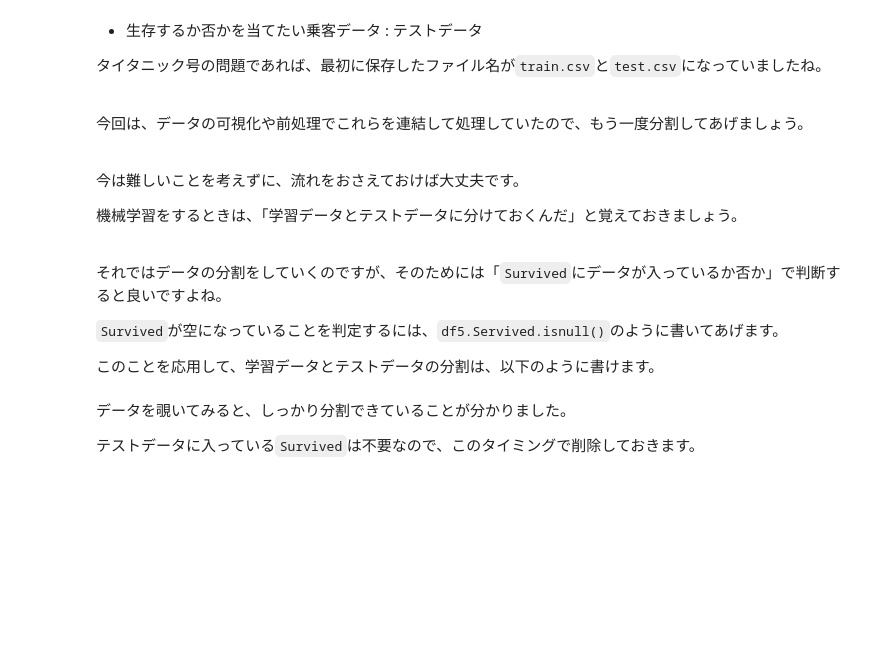
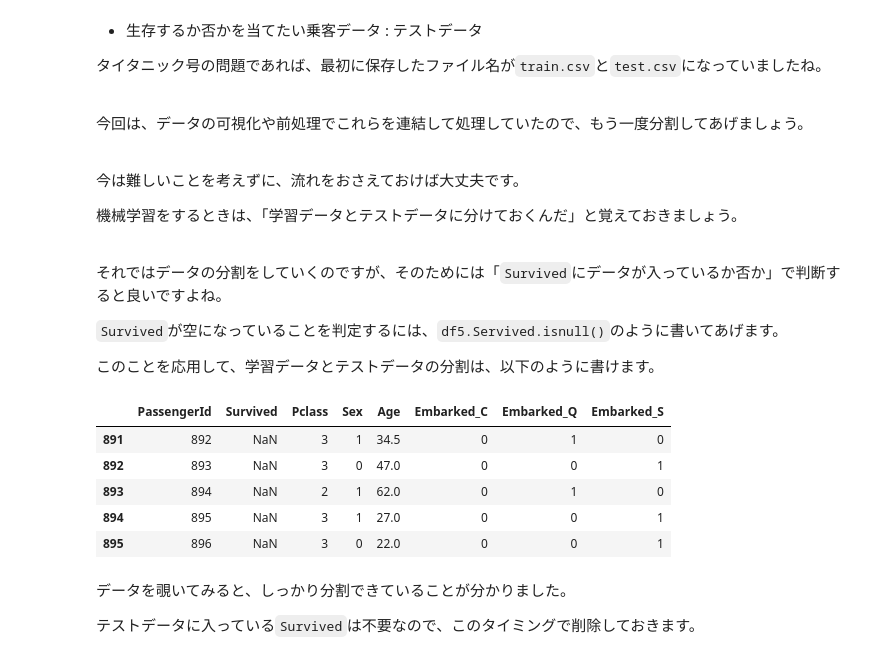
Before and after one commit to Sota6174/python-practice, a Jupyter notebook: TitanicML/titanic.ipynb, the cells around one changed output. Cells and saved outputs as stored; diff of their text form; code cells hidden in the pictures; blank space fills up the shorter version.

```diff
--- a/TitanicML/titanic.ipynb
+++ b/TitanicML/titanic.ipynb
@@ -964,0 +1035,3 @@ S→0, C→1, Q→2のように、ただ数値に置き換わっただけです
+# %%
+# ラベルエンコーディングした結果を反映する
+df5['Sex'] = pd.get_dummies(df5['Sex'], drop_first=True)
@@ -1010,3 +1094,21 @@ S→0, C→1, Q→2のように、ただ数値に置き換わっただけです
+# %%
+# 学習データに分割した結果を変数trainに格納する
+# df5.Survived.isnull() -> 空(NaN)ならTrue, 値が入っている(0.0, 1.0)ならFalse
+# Falseの値だけ取り出すときは、最初に'~'をつける
+train = df5[~df5.Survived.isnull()]
+
+# テストデータに分割した結果を変数trainに格納する
+test = df5[df5.Survived.isnull()]
+
+# テストデータの先頭5行を確認する
+test.head()
+# %% [output]
+|  | PassengerId | Survived | Pclass | Sex | Age | Embarked_C | Embarked_Q | Embarked_S |
+| 891 | 892 | NaN | 3 | 1 | 34.5 | 0 | 1 | 0 |
+| 892 | 893 | NaN | 3 | 0 | 47.0 | 0 | 0 | 1 |
+| 893 | 894 | NaN | 2 | 1 | 62.0 | 0 | 1 | 0 |
+| 894 | 895 | NaN | 3 | 1 | 27.0 | 0 | 0 | 1 |
+| 895 | 896 | NaN | 3 | 0 | 22.0 | 0 | 0 | 1 |
 # %% [markdown]
 データを覗いてみると、しっかり分割できていることが分かりました。
 
```
Also changed, not shown: parts of 34 cells of this notebook, 2 other files.
